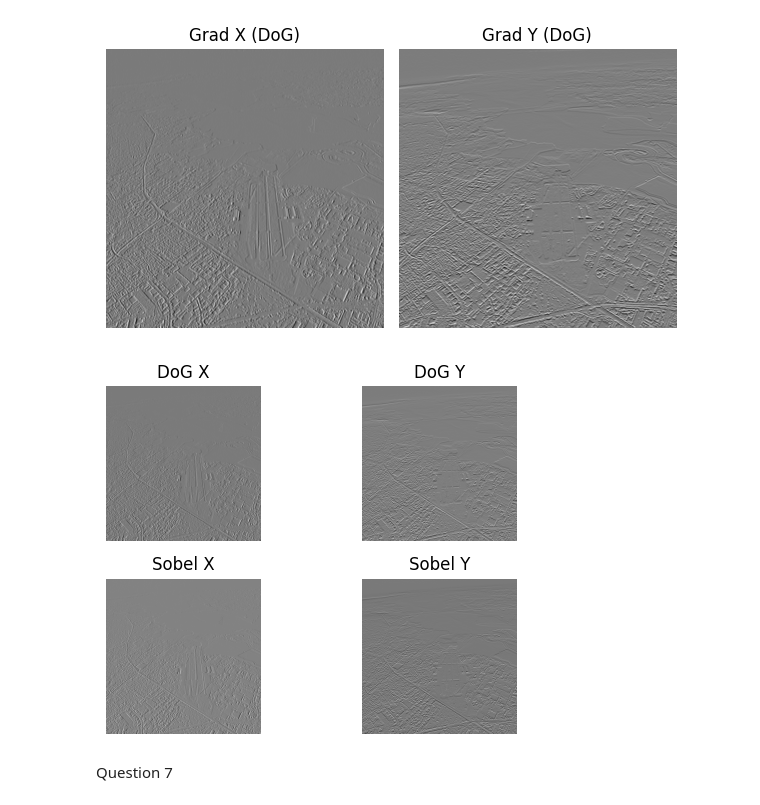
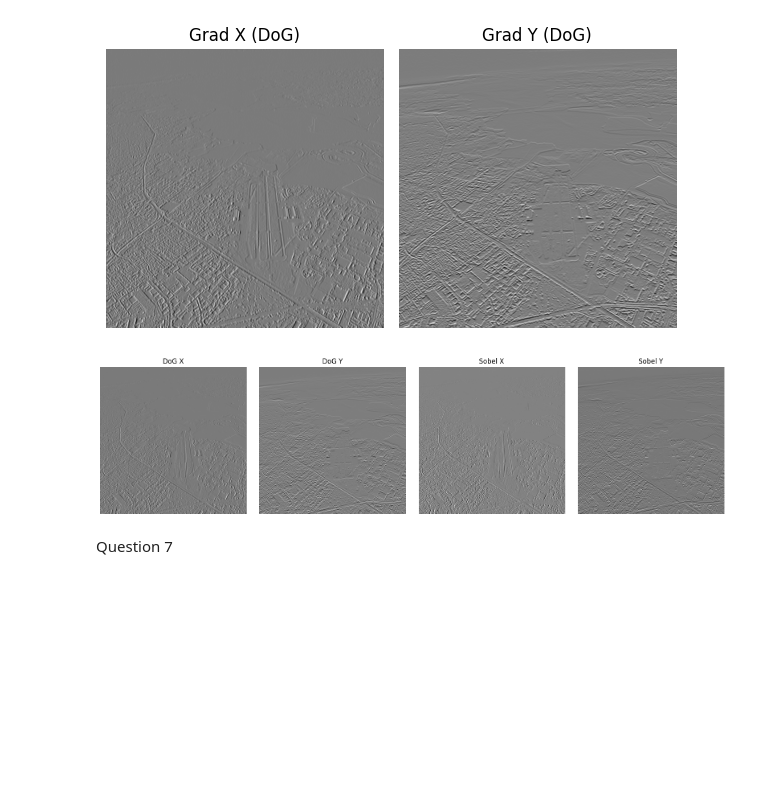
Before and after one commit to Bavitharan/computer-vision-assignment1, a Jupyter notebook: Assignment1.ipynb, the cells around one changed output. Saved outputs shown, nothing was run; the diff lists cells and outputs as text; code cells hidden in the pictures; blank space fills up the shorter version.

```diff
--- a/Assignment1.ipynb
+++ b/Assignment1.ipynb
@@ -243,14 +243,32 @@ plt.tight_layout()
 # %%
 sobel_x = cv2.Sobel(runway, cv2.CV_64F, 1, 0, ksize=5)
 sobel_y = cv2.Sobel(runway, cv2.CV_64F, 0, 1, ksize=5)
 
-plt.subplot(2,2,1); plt.imshow(grad_x, cmap='gray'); plt.title("DoG X"); plt.axis('off')
-plt.subplot(2,2,2); plt.imshow(grad_y, cmap='gray'); plt.title("DoG Y"); plt.axis('off')
-plt.subplot(2,2,3); plt.imshow(sobel_x, cmap='gray'); plt.title("Sobel X"); plt.axis('off')
-plt.subplot(2,2,4); plt.imshow(sobel_y, cmap='gray'); plt.title("Sobel Y"); plt.axis('off')
+plt.figure(figsize=(16, 4))
+
+plt.subplot(1, 4, 1)
+plt.imshow(grad_x, cmap='gray')
+plt.title("DoG X")
+plt.axis('off')
+
+plt.subplot(1, 4, 2)
+plt.imshow(grad_y, cmap='gray')
+plt.title("DoG Y")
+plt.axis('off')
+
+plt.subplot(1, 4, 3)
+plt.imshow(sobel_x, cmap='gray')
+plt.title("Sobel X")
+plt.axis('off')
+
+plt.subplot(1, 4, 4)
+plt.imshow(sobel_y, cmap='gray')
+plt.title("Sobel Y")
+plt.axis('off')
+
 plt.tight_layout()
 # %% [output]
-[figure, old version]
+[figure, new version]
 # %% [markdown]
 Question 7
 # %%
```
